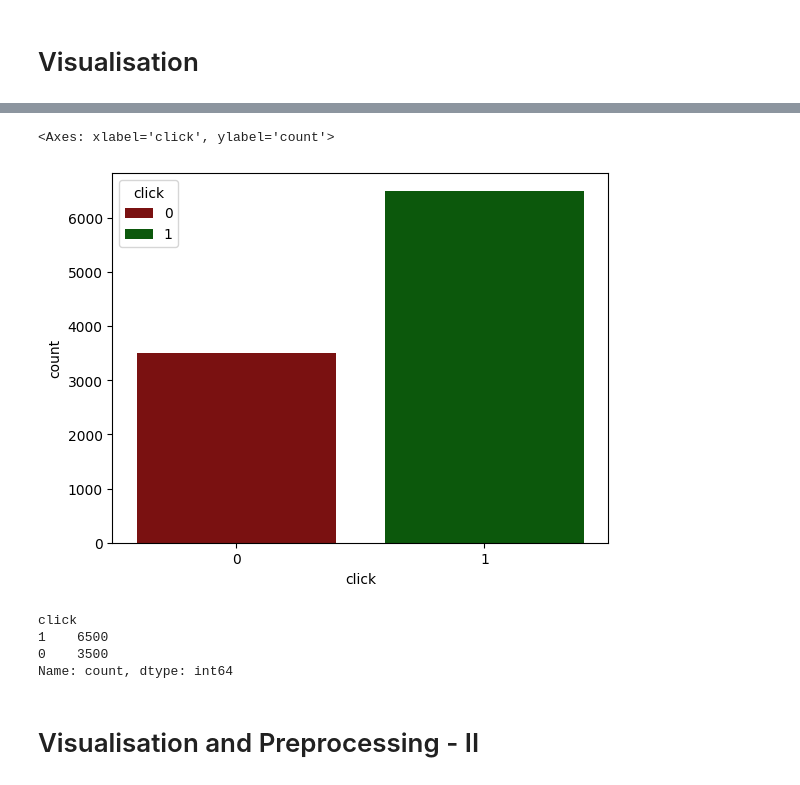
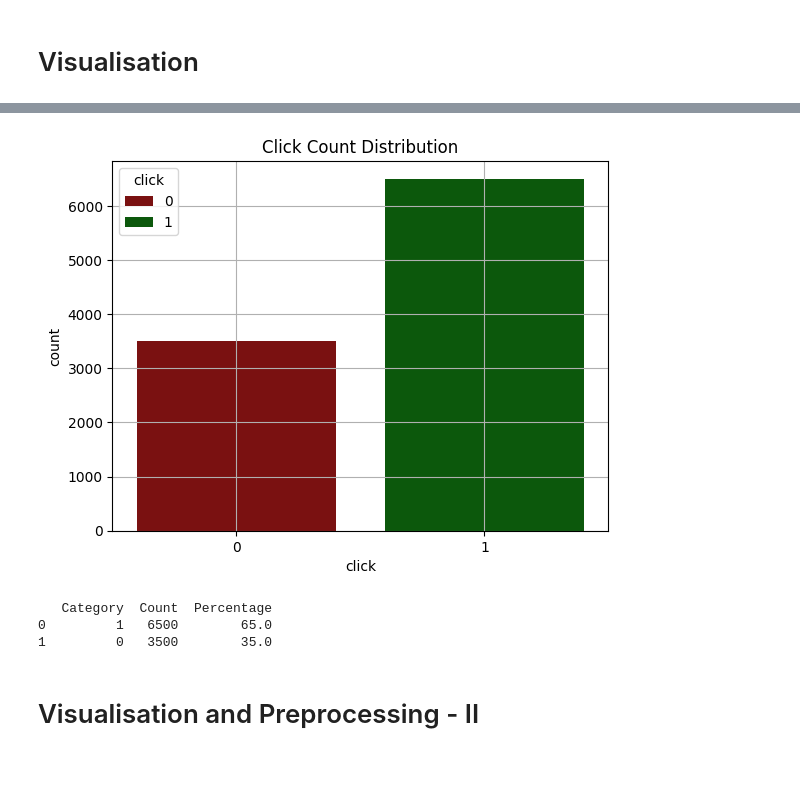
Before and after one commit to Imfavas/adClickPred, a Jupyter notebook: Ad_clickProject(final).ipynb, the cells around one changed output, grey strips where cells are left out. Drawn from its saved outputs; the diff is of its cells as text; code cells hidden in the pictures.

```diff
--- a/Ad_clickProject(final).ipynb
+++ b/Ad_clickProject(final).ipynb
@@ -172,15 +240,17 @@ for i in obj:
-# %%
-sns.countplot(x=df['click'],data=df,hue=df['click'],palette=['darkred','darkgreen'])
-# %% [output]
-<Axes: xlabel='click', ylabel='count'>
-[figure, removed]
-# %%
-df['click'].value_counts()
-# %% [output]
-click
-1    6500
-0    3500
-Name: count, dtype: int64
+# %%
+sns.countplot(x=df['click'],data=df,hue=df['click'],palette=['darkred','darkgreen'])
+plt.title('Click Count Distribution')
+plt.grid()
+plt.show()
+counts = df['click'].value_counts()
+percentages = df['click'].value_counts(normalize=True) * 100
+stats = pd.DataFrame({"Category": counts.index, "Count": counts.values, "Percentage": percentages.values})
+print(stats)
+# %% [output]
+[figure, added]
+   Category  Count  Percentage
+0         1   6500        65.0
+1         0   3500        35.0
 # %% [markdown]
 # Visualisation and Preprocessing - II
 # %% [markdown]
```
Also changed, not shown: parts of 7 cells of this notebook.
